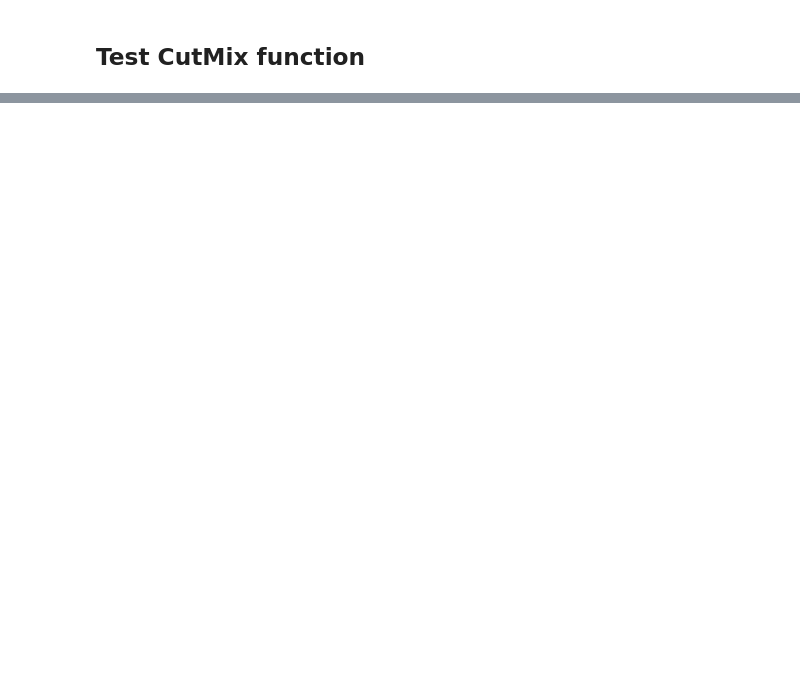
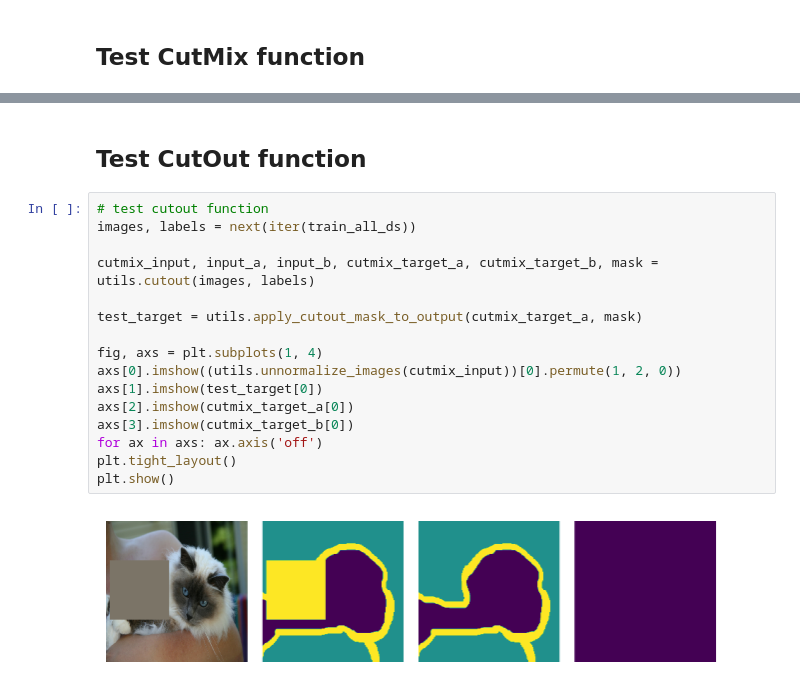
Before and after one commit to nauqs/comp0197-group-project, a Jupyter notebook: playground.ipynb, the cells around one changed output, grey strips where cells are left out. Drawn from its saved outputs; the diff is of its cells as text; blank space fills up the shorter version.

```diff
--- a/playground.ipynb
+++ b/playground.ipynb
@@ -122 +127,21 @@ set(test_target.flatten())
  ...}
+# %% [markdown]
+## Test CutOut function
+# %%
+# test cutout function
+images, labels = next(iter(train_all_ds))
+
+cutmix_input, input_a, input_b, cutmix_target_a, cutmix_target_b, mask = utils.cutout(images, labels)
+
+test_target = utils.apply_cutout_mask_to_output(cutmix_target_a, mask)
+
+fig, axs = plt.subplots(1, 4)
+axs[0].imshow((utils.unnormalize_images(cutmix_input))[0].permute(1, 2, 0))
+axs[1].imshow(test_target[0])
+axs[2].imshow(cutmix_target_a[0])
+axs[3].imshow(cutmix_target_b[0])
+for ax in axs: ax.axis('off')
+plt.tight_layout()
+plt.show()
+# %% [output]
+[figure, added]
```
Also changed, not shown: parts of 7 cells of this notebook.
